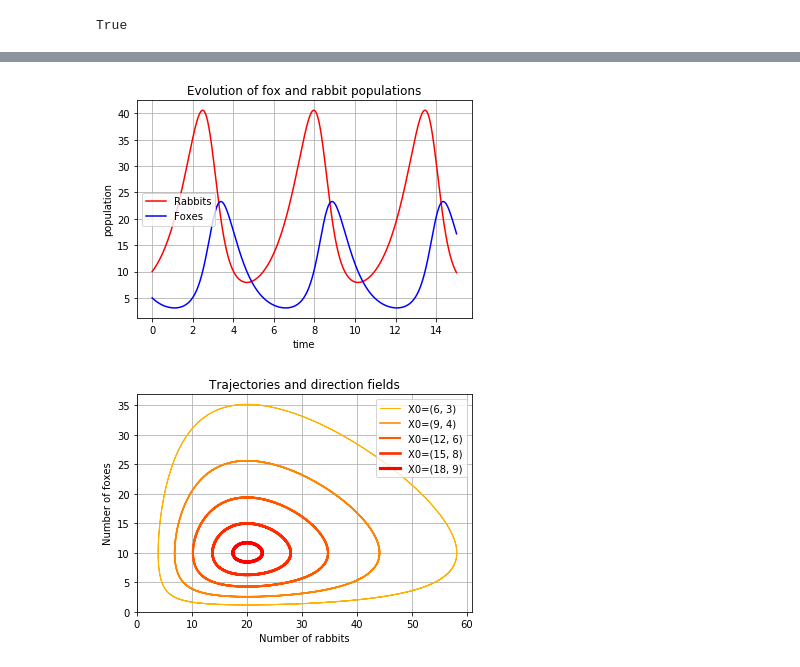
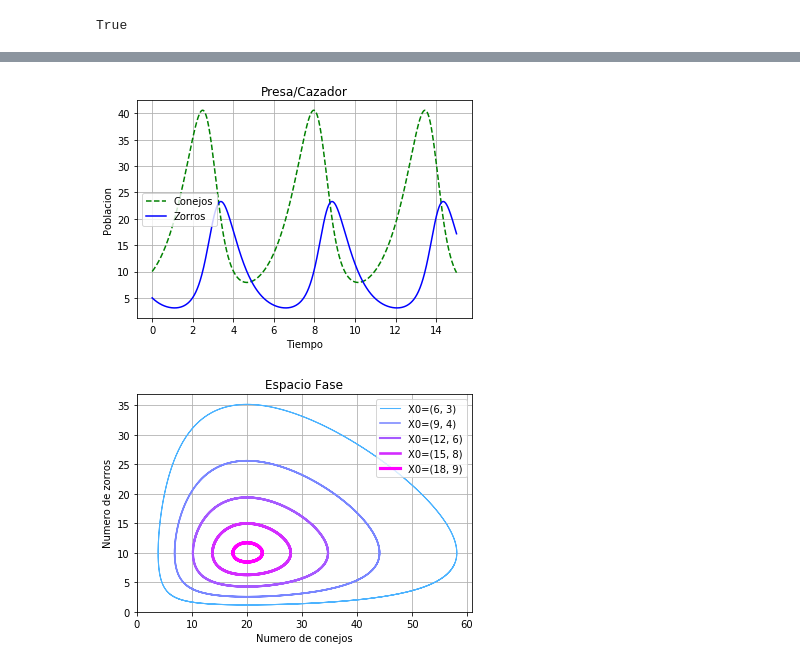
Before and after one commit to Noesns/Proyecto2_SIMAT, a Jupyter notebook: Proyecto 2.ipynb, the cells around one changed output, grey strips where cells are left out. Saved outputs shown, nothing was run; the diff lists cells and outputs as text; code cells hidden in the pictures.

```diff
--- a/Proyecto 2.ipynb
+++ b/Proyecto 2.ipynb
@@ -68,7 +68,9 @@ from scipy import integrate
 
 t = linspace(0, 15,  1000)              # Tiempo
 X0 = array([10, 5])                     # Condiciones iniciales 10 conejos , 5 zorros
-X, infodict = integrate.odeint(dX_dt, X0, t, full_output=True)
-infodict['message']
+X = integrate.odeint(dX_dt, X0, t,)
 
-rabbits, foxes = X.T
+
+Conejos, Zorros = X.T
+
+Conejos
@@ -75,51 +95,43 @@ rabbits, foxes = X.T
 # %%
 
 f1 = plt.figure()
-plt.plot(t, rabbits, 'r-', label='Rabbits')
-plt.plot(t, foxes  , 'b-', label='Foxes')
+plt.plot(t, Conejos, 'g--', label='Conejos')
+plt.plot(t, Zorros , 'b-', label='Zorros')
 plt.grid()
 plt.legend(loc='best')
-plt.xlabel('time')
-plt.ylabel('population')
-plt.title('Evolution of fox and rabbit populations')
+plt.xlabel('Tiempo')
+plt.ylabel('Poblacion')
+plt.title('Presa/Cazador')
 plt.show()
 # %% [output]
-[figure, old version]
+[figure, new version]
 # %%
 values  = linspace(0.3, 0.9, 5)
-vcolors = p.cm.autumn_r(linspace(0.3, 1., len(values)))
+vcolors = plt.cm.cool(linspace(0.3, 1., len(values)))
 
 f2 = plt.figure()
 
 
 for v, col in zip(values, vcolors):
     X0 = v * X_f1
     X = integrate.odeint( dX_dt, X0, t)
-    p.plot( X[:,0], X[:,1], lw=3.5*v, color=col, label='X0=(%.f, %.f)' % ( X0[0], X0[1]) )
+    plt.plot( X[:,0], X[:,1], lw=3.5*v, color=col, label='X0=(%.f, %.f)' % ( X0[0], X0[1]) )
 
-ymax = p.ylim(ymin=0)[1]                        # get axis limits
-xmax = p.xlim(xmin=0)[1]
+ymax = plt.ylim(ymin=0)[1]
+xmax = plt.xlim(xmin=0)[1]
 nb_points   = 20
 
 x = linspace(0, xmax, nb_points)
 y = linspace(0, ymax, nb_points)
 
-X1 , Y1  = meshgrid(x, y)
-DX1, DY1 = dX_dt([X1, Y1])
-M = (hypot(DX1, DY1))
-M[ M == 0] = 1.
-DX1 /= M
-DY1 /= M
 
-
-plt.title('Trajectories and direction fields')
-##Q = plt.quiver(X1, Y1, DX1, DY1, M, pivot='mid', cmap=p.cm.jet)
-plt.xlabel('Number of rabbits')
-plt.ylabel('Number of foxes')
+plt.title('Espacio Fase')
+plt.xlabel('Numero de conejos')
+plt.ylabel('Numero de zorros')
 plt.legend()
 plt.grid()
 plt.xlim(0, xmax)
 plt.ylim(0, ymax)
 plt.show()
 # %% [output]
-[figure, old version]
+[figure, new version]
```
Also changed, not shown: parts of 1 cell of this notebook.
